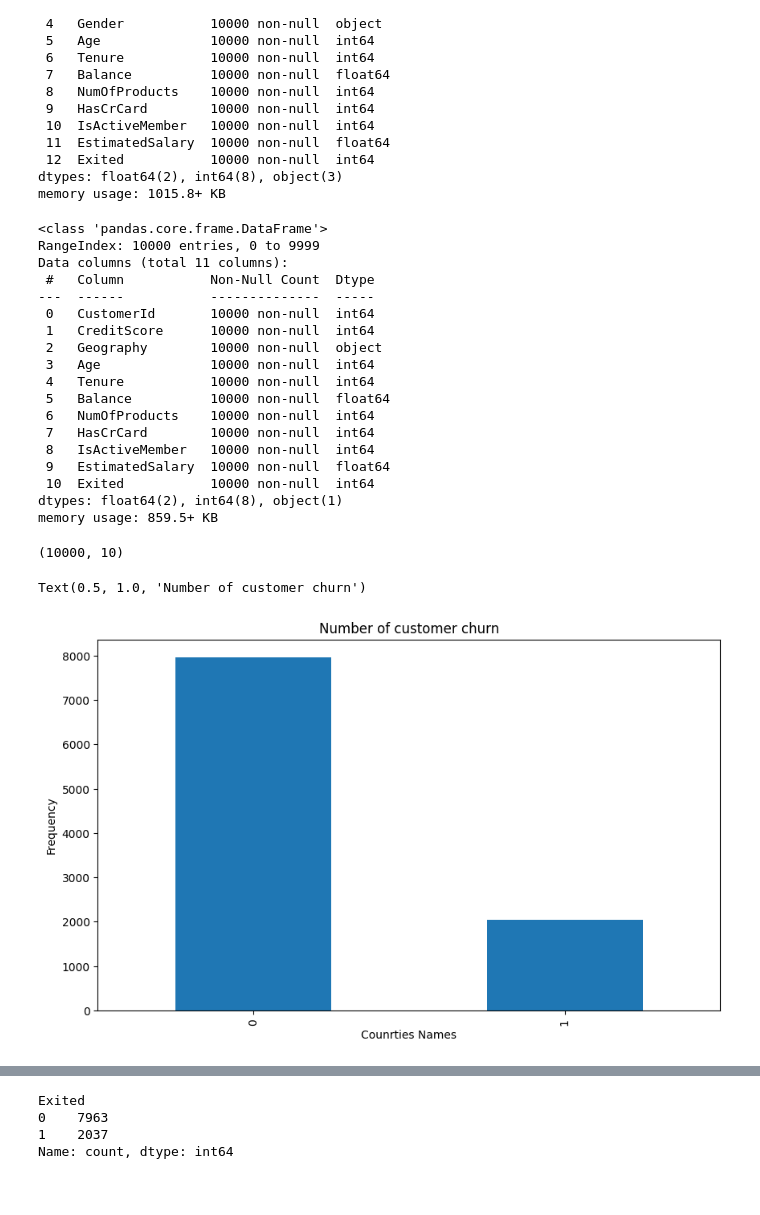
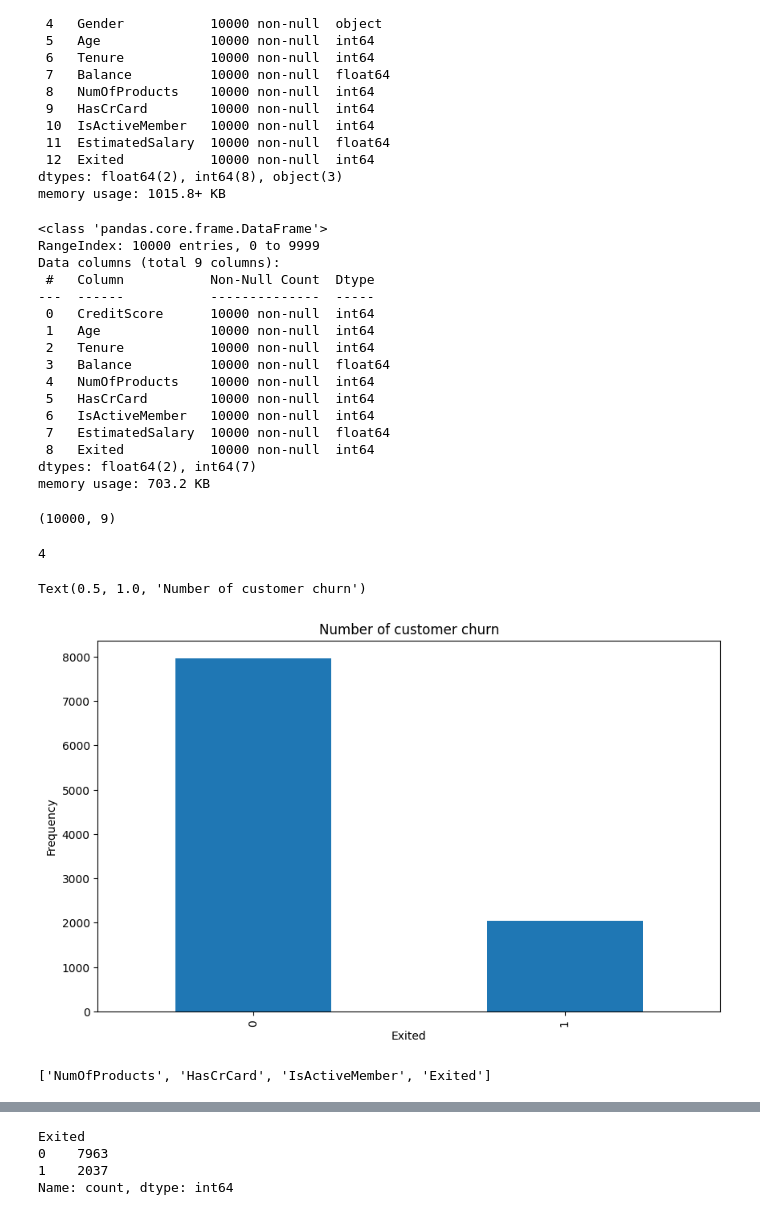
Before and after one commit to sabira11/ENCRYPTIX_Task, a Jupyter notebook: Bank customer Churn Prediction.ipynb, the cells around one changed output, grey strips where cells are left out. Cells and saved outputs as stored; diff of their text form; code cells hidden in the pictures.

```diff
--- a/Bank customer Churn Prediction.ipynb
+++ b/Bank customer Churn Prediction.ipynb
@@ -66,40 +66,40 @@ Data columns (total 13 columns):
 dtypes: float64(2), int64(8), object(3)
 memory usage: 1015.8+ KB
 # %%
-df.drop('Geography',inplace=True,axis=1)
+df.drop(['Surname','Gender','Geography','CustomerId'],inplace=True,axis=1)
-# %%
-df.drop(['Surname','Gender'],inplace=True,axis=1)
 # %%
 df.info()
 # %% [output]
 <class 'pandas.core.frame.DataFrame'>
 RangeIndex: 10000 entries, 0 to 9999
-Data columns (total 11 columns):
+Data columns (total 9 columns):
  #   Column           Non-Null Count  Dtype
 ---  ------           --------------  -----
- 0   CustomerId       10000 non-null  int64
- 1   CreditScore      10000 non-null  int64
- 2   Geography        10000 non-null  object
- 3   Age              10000 non-null  int64
- 4   Tenure           10000 non-null  int64
- 5   Balance          10000 non-null  float64
- 6   NumOfProducts    10000 non-null  int64
- 7   HasCrCard        10000 non-null  int64
- 8   IsActiveMember   10000 non-null  int64
- 9   EstimatedSalary  10000 non-null  float64
- 10  Exited           10000 non-null  int64
-dtypes: float64(2), int64(8), object(1)
-memory usage: 859.5+ KB
+ 0   CreditScore      10000 non-null  int64
+ 1   Age              10000 non-null  int64
+ 2   Tenure           10000 non-null  int64
+ 3   Balance          10000 non-null  float64
+ 4   NumOfProducts    10000 non-null  int64
+ 5   HasCrCard        10000 non-null  int64
+ 6   IsActiveMember   10000 non-null  int64
+ 7   EstimatedSalary  10000 non-null  float64
+ 8   Exited           10000 non-null  int64
+dtypes: float64(2), int64(7)
+memory usage: 703.2 KB
 # %%
 df.shape
 # %% [output]
-(10000, 10)
+(10000, 9)
+# %%
+df['NumOfProducts'].nunique()
+# %% [output]
+4
 # %%
 plt.figure(figsize=(10, 6))
 df['Exited'].value_counts().plot(kind='bar')
-plt.xlabel('Counrties Names')
+plt.xlabel('Exited')
 plt.ylabel('Frequency')
 plt.title("Number of customer churn")
 # %% [output]
 Text(0.5, 1.0, 'Number of customer churn')
-[figure, old version]
+[figure, new version]
@@ -105,0 +108,4 @@ Text(0.5, 1.0, 'Number of customer churn')
+# %%
+category_col
+# %% [output]
+['NumOfProducts', 'HasCrCard', 'IsActiveMember', 'Exited']
```
Also changed, not shown: parts of 23 cells of this notebook.
